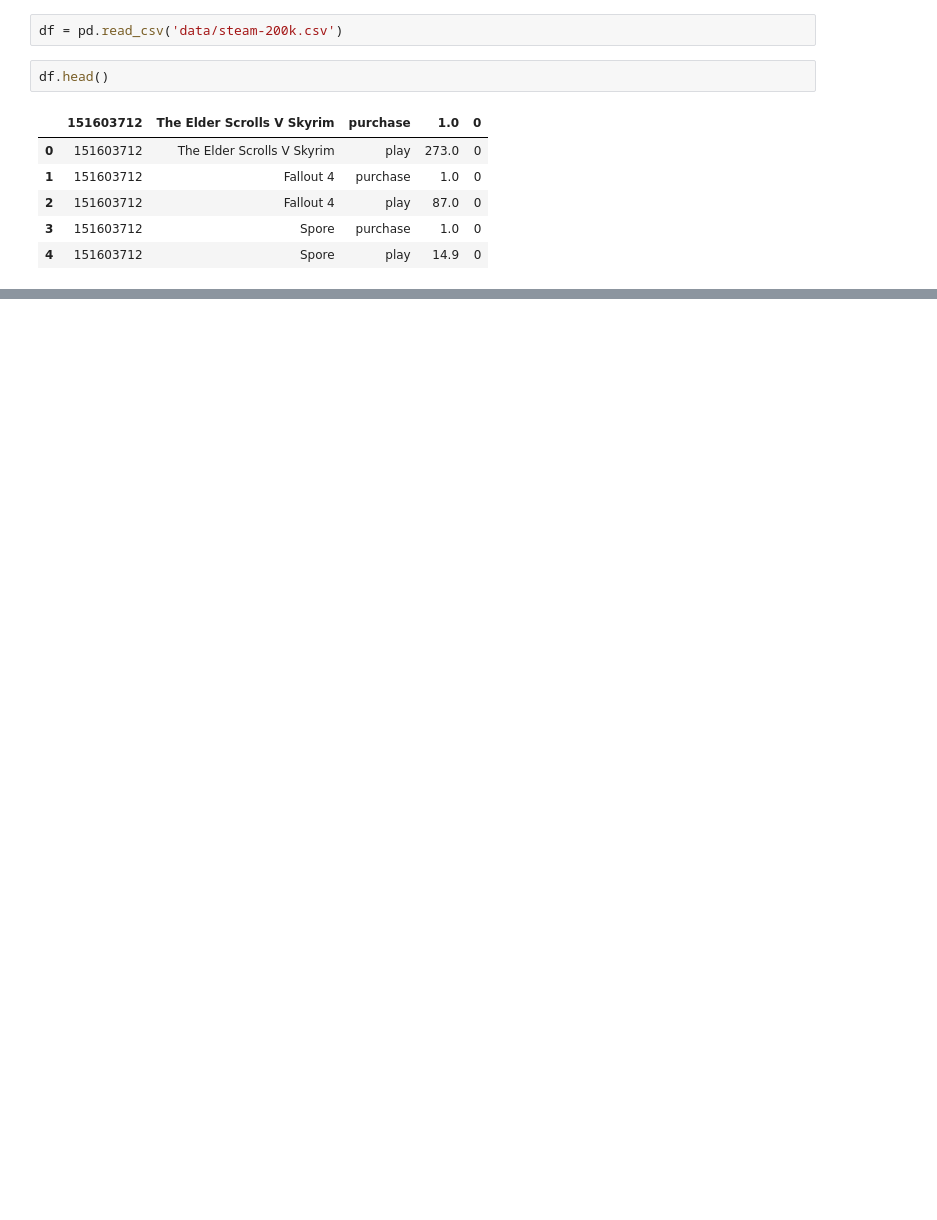
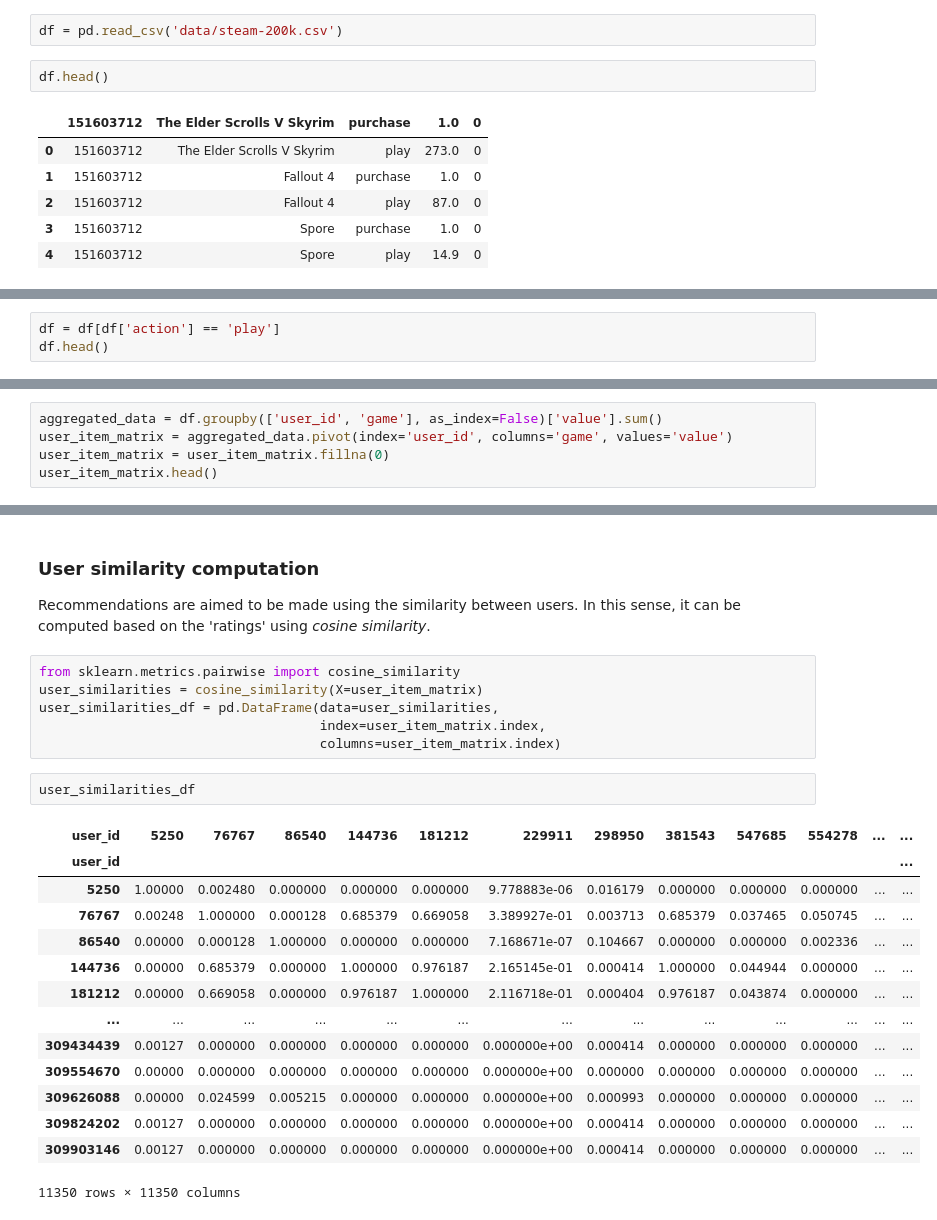
Before and after one commit to manuelmaior29/ds-playground, a Jupyter notebook: ml/general/ml-applications/video-games-recsys/sandbox.ipynb, the cells around one changed output, grey strips where cells are left out. Cells and saved outputs as stored; diff of their text form; blank space fills up the shorter version.

```diff
--- a/ml/general/ml-applications/video-games-recsys/sandbox.ipynb
+++ b/ml/general/ml-applications/video-games-recsys/sandbox.ipynb
@@ -34,0 +72,3 @@ df['game'].value_counts()[:10].plot.bar(ax=ax)
+# %%
+df = df[df['action'] == 'play']
+df.head()
@@ -34,0 +82,5 @@ df['game'].value_counts()[:10].plot.bar(ax=ax)
+# %%
+aggregated_data = df.groupby(['user_id', 'game'], as_index=False)['value'].sum()
+user_item_matrix = aggregated_data.pivot(index='user_id', columns='game', values='value')
+user_item_matrix = user_item_matrix.fillna(0)
+user_item_matrix.head()
@@ -34,0 +120,26 @@ df['game'].value_counts()[:10].plot.bar(ax=ax)
+# %% [markdown]
+### User similarity computation
+Recommendations are aimed to be made using the similarity between users. In this sense, it can be computed based on the 'ratings' using _cosine similarity_.
+# %%
+from sklearn.metrics.pairwise import cosine_similarity
+user_similarities = cosine_similarity(X=user_item_matrix)
+user_similarities_df = pd.DataFrame(data=user_similarities,
+                                    index=user_item_matrix.index,
+                                    columns=user_item_matrix.index)
+# %%
+user_similarities_df
+# %% [output]
+| user_id | 5250 | 76767 | 86540 | 144736 | 181212 | 229911 | 298950 | 381543 | 547685 | 554278 | ... | ... |
+| user_id |  |  |  |  |  |  |  |  |  |  |  | ... |
+| 5250 | 1.00000 | 0.002480 | 0.000000 | 0.000000 | 0.000000 | 9.778883e-06 | 0.016179 | 0.000000 | 0.000000 | 0.000000 | ... | ... |
+| 76767 | 0.00248 | 1.000000 | 0.000128 | 0.685379 | 0.669058 | 3.389927e-01 | 0.003713 | 0.685379 | 0.037465 | 0.050745 | ... | ... |
+| 86540 | 0.00000 | 0.000128 | 1.000000 | 0.000000 | 0.000000 | 7.168671e-07 | 0.104667 | 0.000000 | 0.000000 | 0.002336 | ... | ... |
+| 144736 | 0.00000 | 0.685379 | 0.000000 | 1.000000 | 0.976187 | 2.165145e-01 | 0.000414 | 1.000000 | 0.044944 | 0.000000 | ... | ... |
+| 181212 | 0.00000 | 0.669058 | 0.000000 | 0.976187 | 1.000000 | 2.116718e-01 | 0.000404 | 0.976187 | 0.043874 | 0.000000 | ... | ... |
+| ... | ... | ... | ... | ... | ... | ... | ... | ... | ... | ... | ... | ... |
+| 309434439 | 0.00127 | 0.000000 | 0.000000 | 0.000000 | 0.000000 | 0.000000e+00 | 0.000414 | 0.000000 | 0.000000 | 0.000000 | ... | ... |
+| 309554670 | 0.00000 | 0.000000 | 0.000000 | 0.000000 | 0.000000 | 0.000000e+00 | 0.000000 | 0.000000 | 0.000000 | 0.000000 | ... | ... |
+| 309626088 | 0.00000 | 0.024599 | 0.005215 | 0.000000 | 0.000000 | 0.000000e+00 | 0.000993 | 0.000000 | 0.000000 | 0.000000 | ... | ... |
+| 309824202 | 0.00127 | 0.000000 | 0.000000 | 0.000000 | 0.000000 | 0.000000e+00 | 0.000414 | 0.000000 | 0.000000 | 0.000000 | ... | ... |
+| 309903146 | 0.00127 | 0.000000 | 0.000000 | 0.000000 | 0.000000 | 0.000000e+00 | 0.000414 | 0.000000 | 0.000000 | 0.000000 | ... | ... |
+11350 rows × 11350 columns
```
Also changed, not shown: parts of 16 cells of this notebook.
